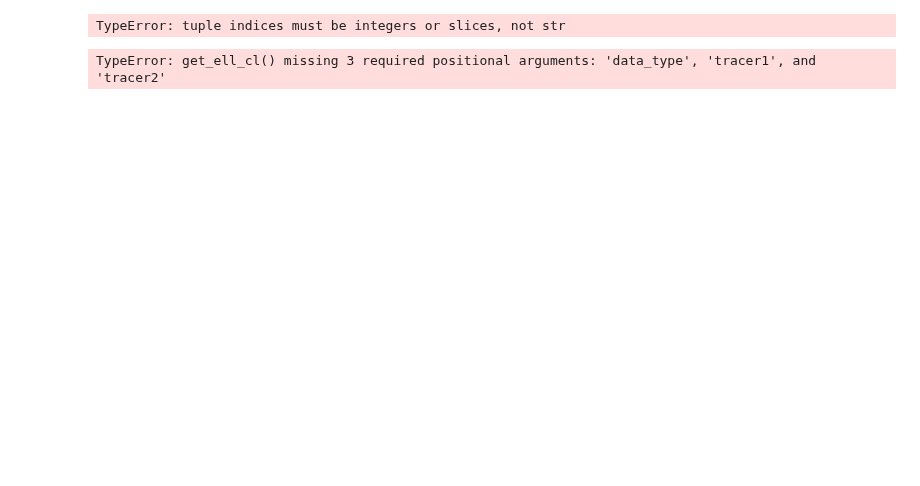
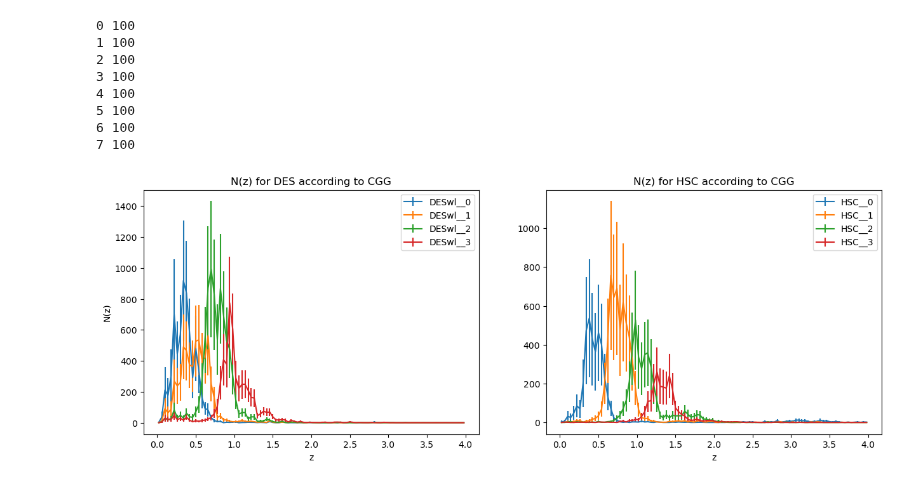
Before and after one commit to JaimeRZP/3x2_analytical, a Jupyter notebook: HSC_lab.ipynb, the cells around one changed output. Cells and saved outputs as stored; diff of their text form; code cells hidden in the pictures; blank space fills up the shorter version.

```diff
--- a/HSC_lab.ipynb
+++ b/HSC_lab.ipynb
@@ -7,3 +14,3 @@ s = sacc.Sacc.load_fits(path+"summary_statistics_fourier_all_SourcesS16A_LensesD
 # %%
-path = "/home/jaimerz/Documents/PhD/LimberJack.jl/data/FD/cls_FD_covG.fits"
-s2 = sacc.Sacc.load_fits(path)
+path = 'data/HSC/DESwl_final_HSC_cls_NzMarg_cov_p5.0_area2_diag4.0.fits'
+CGG_s = sacc.Sacc.load_fits(path)
@@ -29,8 +17,40 @@ s.tracers["source_0"].quantity
-# %%
-s.get_tracer_combinations()[1]["tracers"]
-# %% [output]
-TypeError: tuple indices must be integers or slices, not str
-# %%
-s.get_ell_cl()
-# %% [output]
-TypeError: get_ell_cl() missing 3 required positional arguments: 'data_type', 'tracer1', and 'tracer2'
+# %%
+CGG_nzs = {}
+for (name, tracer) in CGG_s.tracers.items():
+    z = tracer.z
+    nz = tracer.nz
+    nz = nz*np.mean(np.diff(z))
+    CGG_nzs[name] = [z, nz]
+# %%
+nzs_carlos = np.load('data/HSC/DESwl_final_HSC_covNzMarg_p5.0_diag4.0.npz')
+nzs_TQ = np.load('data/HSC/HSC_nzs_TQ.npz')
+# %%
+errs = np.sqrt(np.diag(nzs_carlos['cov_nz']))
+# %%
+figure, axes = plt.subplots(1, 2, figsize=(15, 5))
+for i, (name, nz) in enumerate(CGG_nzs.items()):
+    err = errs[100*i:100*(i+1)]
+    print(i, len(err))
+    if 'HSC' in name:
+        axes[1].errorbar(nz[0], nz[1], yerr=err, label=name)
+        axes[1].legend()
+        axes[1].set_xlabel('z')
+        axes[1].set_title('N(z) for HSC according to CGG')
+
+    else:
+        axes[0].errorbar(nz[0], nz[1], yerr=err, label=name)
+        axes[0].legend()
+        axes[0].set_xlabel('z')
+        axes[0].set_ylabel('N(z)')
+        axes[0].set_title('N(z) for DES according to CGG')
+plt.show()
+# %% [output]
+0 100
+1 100
+2 100
+3 100
+4 100
+5 100
+6 100
+7 100
+[figure, added]
```
Also changed, not shown: parts of 7 cells of this notebook.
